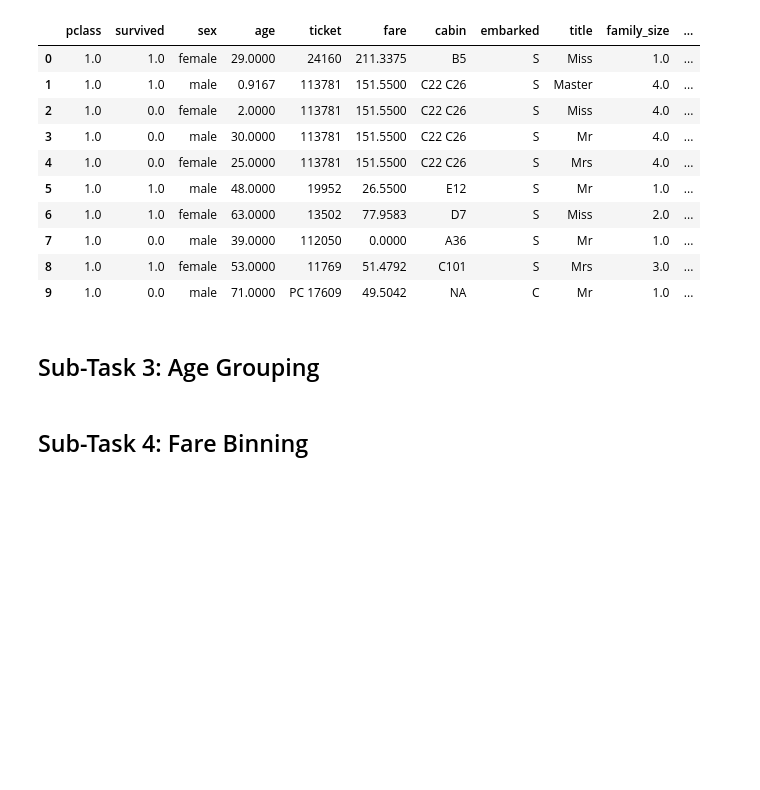
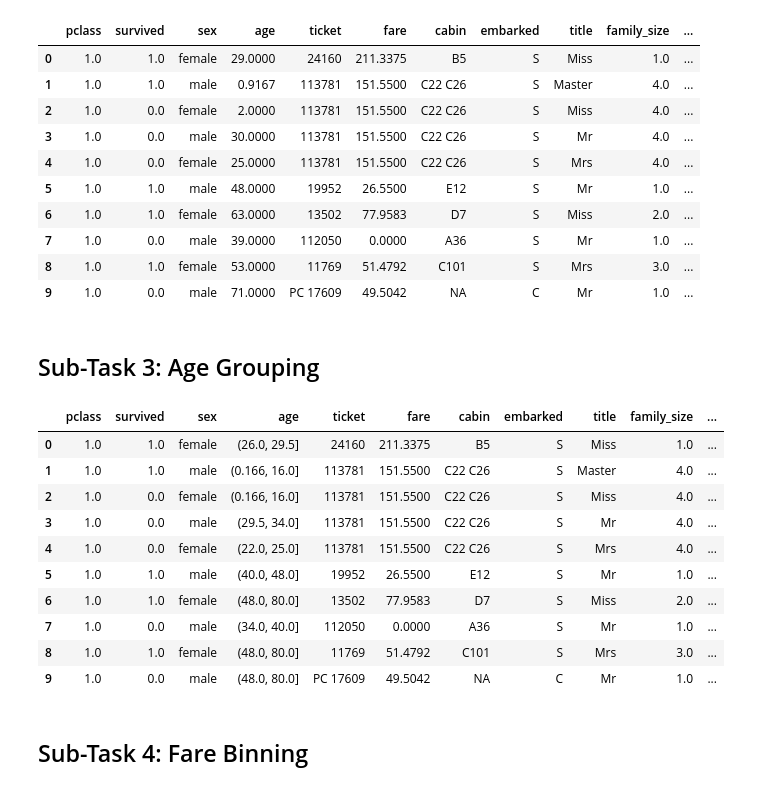
Before and after one commit to Me-AU/data-eng-tasks, a Jupyter notebook: Task3_Feature_Engineering/src/tasks.ipynb, the cells around one changed output. Cells and saved outputs as stored; diff of their text form; code cells hidden in the pictures; blank space fills up the shorter version.

Commit message:
feat: group age column to handle outliers

```diff
--- a/Task3_Feature_Engineering/src/tasks.ipynb
+++ b/Task3_Feature_Engineering/src/tasks.ipynb
@@ -397,6 +397,25 @@ data.head(10)
 | 9 | 1.0 | 0.0 | male | 71.0000 | PC 17609 | 49.5042 | NA | C | Mr | 1.0 | ... |
 # %% [markdown]
 ## Sub-Task 3: Age Grouping
+# %%
+# Grouping of age groups helps us handle outliers in this column, which are indeed present as well as the fact that the age column is right skewed
+# Number of groups is chosen according to hit and trial during EDA
+
+data['age'] = pd.qcut(data['age'], 10)
+
+data.head(10)
+# %% [output]
+|  | pclass | survived | sex | age | ticket | fare | cabin | embarked | title | family_size | ... |
+| 0 | 1.0 | 1.0 | female | (26.0, 29.5] | 24160 | 211.3375 | B5 | S | Miss | 1.0 | ... |
+| 1 | 1.0 | 1.0 | male | (0.166, 16.0] | 113781 | 151.5500 | C22 C26 | S | Master | 4.0 | ... |
+| 2 | 1.0 | 0.0 | female | (0.166, 16.0] | 113781 | 151.5500 | C22 C26 | S | Miss | 4.0 | ... |
+| 3 | 1.0 | 0.0 | male | (29.5, 34.0] | 113781 | 151.5500 | C22 C26 | S | Mr | 4.0 | ... |
+| 4 | 1.0 | 0.0 | female | (22.0, 25.0] | 113781 | 151.5500 | C22 C26 | S | Mrs | 4.0 | ... |
+| 5 | 1.0 | 1.0 | male | (40.0, 48.0] | 19952 | 26.5500 | E12 | S | Mr | 1.0 | ... |
+| 6 | 1.0 | 1.0 | female | (48.0, 80.0] | 13502 | 77.9583 | D7 | S | Miss | 2.0 | ... |
+| 7 | 1.0 | 0.0 | male | (34.0, 40.0] | 112050 | 0.0000 | A36 | S | Mr | 1.0 | ... |
+| 8 | 1.0 | 1.0 | female | (48.0, 80.0] | 11769 | 51.4792 | C101 | S | Mrs | 3.0 | ... |
+| 9 | 1.0 | 0.0 | male | (48.0, 80.0] | PC 17609 | 49.5042 | NA | C | Mr | 1.0 | ... |
 # %% [markdown]
 ## Sub-Task 4: Fare Binning
 # %% [markdown]
```
